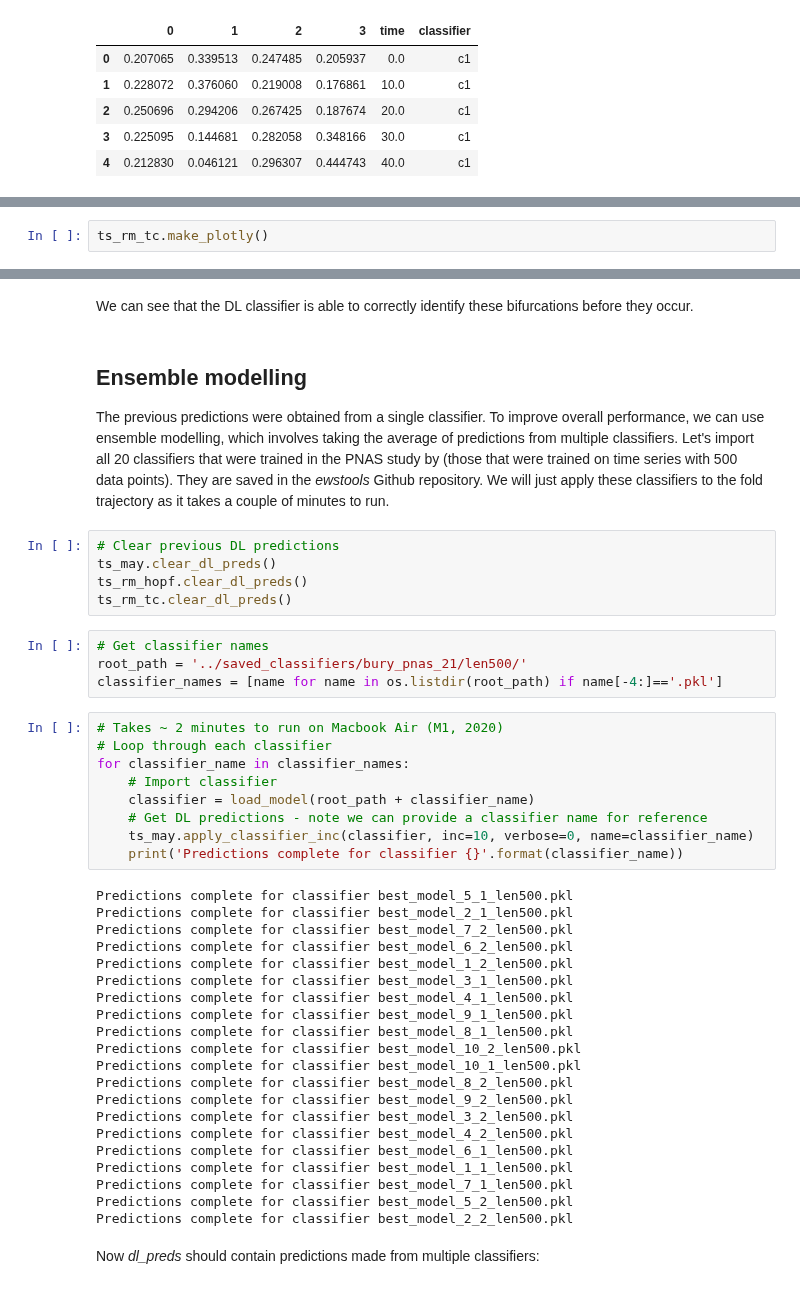
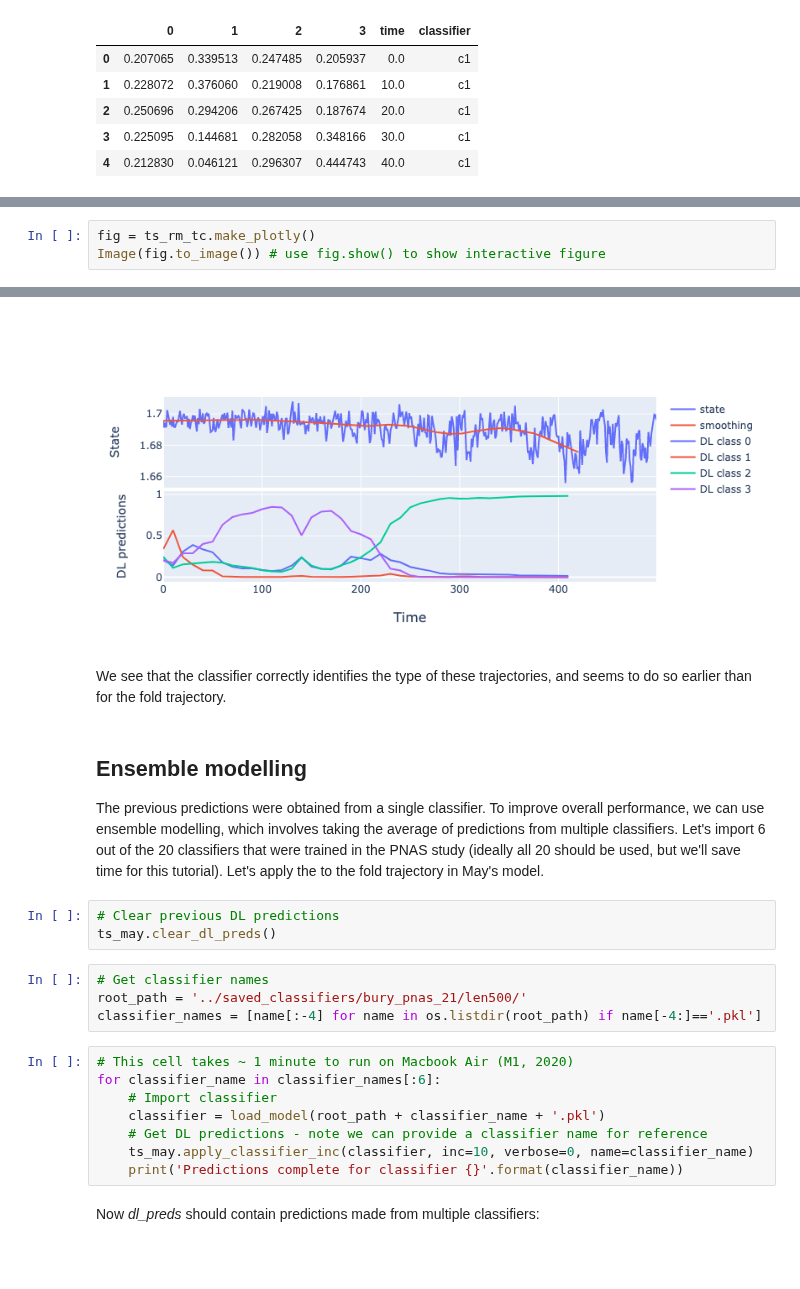
Before and after one commit to ThomasMBury/ewstools, a Jupyter notebook: tutorials/tutorial_deep_learning.ipynb, the cells around one changed output, grey strips where cells are left out. Cells and saved outputs as stored; diff of their text form; blank space fills up the shorter version.

Commit message:
update deep learning tutorial

```diff
--- a/tutorials/tutorial_deep_learning.ipynb
+++ b/tutorials/tutorial_deep_learning.ipynb
@@ -152,3 +156,4 @@ ts_rm_hopf.make_plotly()
 # %%
-ts_rm_tc.make_plotly()
+fig = ts_rm_tc.make_plotly()
+Image(fig.to_image()) # use fig.show() to show interactive figure
 # %% [output]
@@ -156,48 +160,25 @@ ts_rm_tc.make_plotly()
+[figure, added]
 # %% [markdown]
-We can see that the DL classifier is able to correctly identify these bifurcations before they occur.
+We see that the classifier correctly identifies the type of these trajectories, and seems to do so earlier than for the fold trajectory.
 # %% [markdown]
 ## Ensemble modelling
 
-The previous predictions were obtained from a single classifier. To improve overall performance, we can use ensemble modelling, which involves taking the average of predictions from multiple classifiers. Let's import all 20 classifiers that were trained in the PNAS study by (those that were trained on time series with 500 data points). They are saved in the *ewstools* Github repository. We will just apply these classifiers to the fold trajectory as it takes a couple of minutes to run.
+The previous predictions were obtained from a single classifier. To improve overall performance, we can use ensemble modelling, which involves taking the average of predictions from multiple classifiers. Let's import 6 out of the 20 classifiers that were trained in the PNAS study (ideally all 20 should be used, but we'll save time for this tutorial). Let's apply the to the fold trajectory in May's model.
 # %%
 # Clear previous DL predictions
 ts_may.clear_dl_preds()
-ts_rm_hopf.clear_dl_preds()
-ts_rm_tc.clear_dl_preds()
 # %%
 # Get classifier names
 root_path = '../saved_classifiers/bury_pnas_21/len500/'
-classifier_names = [name for name in os.listdir(root_path) if name[-4:]=='.pkl']
+classifier_names = [name[:-4] for name in os.listdir(root_path) if name[-4:]=='.pkl']
 # %%
-# Takes ~ 2 minutes to run on Macbook Air (M1, 2020)
-# Loop through each classifier
-for classifier_name in classifier_names:
+# This cell takes ~ 1 minute to run on Macbook Air (M1, 2020)
+for classifier_name in classifier_names[:6]:
     # Import classifier
-    classifier = load_model(root_path + classifier_name)
+    classifier = load_model(root_path + classifier_name + '.pkl')
     # Get DL predictions - note we can provide a classifier name for reference
     ts_may.apply_classifier_inc(classifier, inc=10, verbose=0, name=classifier_name)
     print('Predictions complete for classifier {}'.format(classifier_name))
-# %% [output]
-Predictions complete for classifier best_model_5_1_len500.pkl
-Predictions complete for classifier best_model_2_1_len500.pkl
-Predictions complete for classifier best_model_7_2_len500.pkl
-Predictions complete for classifier best_model_6_2_len500.pkl
-Predictions complete for classifier best_model_1_2_len500.pkl
-Predictions complete for classifier best_model_3_1_len500.pkl
-Predictions complete for classifier best_model_4_1_len500.pkl
-Predictions complete for classifier best_model_9_1_len500.pkl
-Predictions complete for classifier best_model_8_1_len500.pkl
-Predictions complete for classifier best_model_10_2_len500.pkl
-Predictions complete for classifier best_model_10_1_len500.pkl
-Predictions complete for classifier best_model_8_2_len500.pkl
-Predictions complete for classifier best_model_9_2_len500.pkl
-Predictions complete for classifier best_model_3_2_len500.pkl
-Predictions complete for classifier best_model_4_2_len500.pkl
-Predictions complete for classifier best_model_6_1_len500.pkl
-Predictions complete for classifier best_model_1_1_len500.pkl
-Predictions complete for classifier best_model_7_1_len500.pkl
-Predictions complete for classifier best_model_5_2_len500.pkl
-Predictions complete for classifier best_model_2_2_len500.pkl
 # %% [markdown]
 Now *dl_preds* should contain predictions made from multiple classifiers:
 # %%
```
Also changed, not shown: parts of 24 cells of this notebook.
